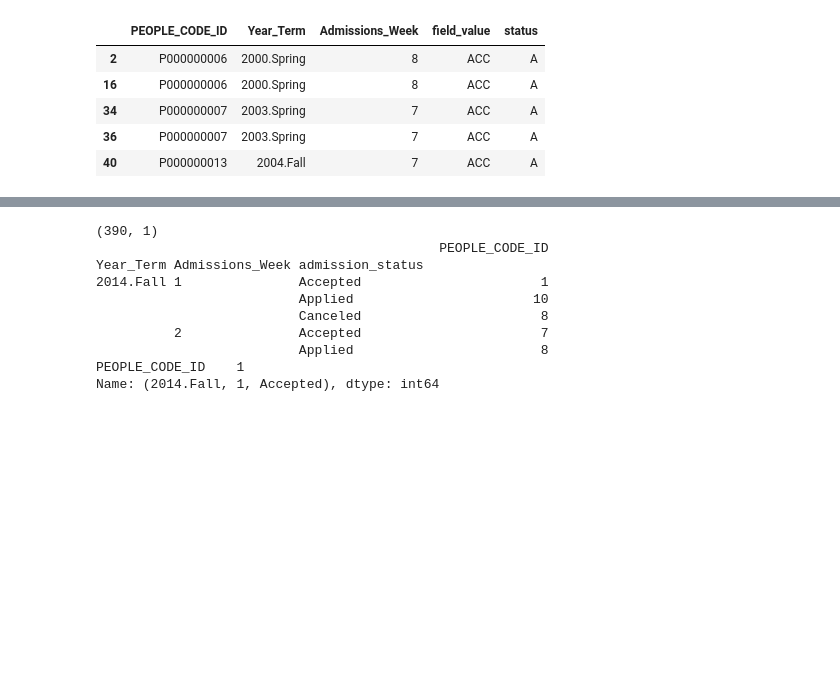
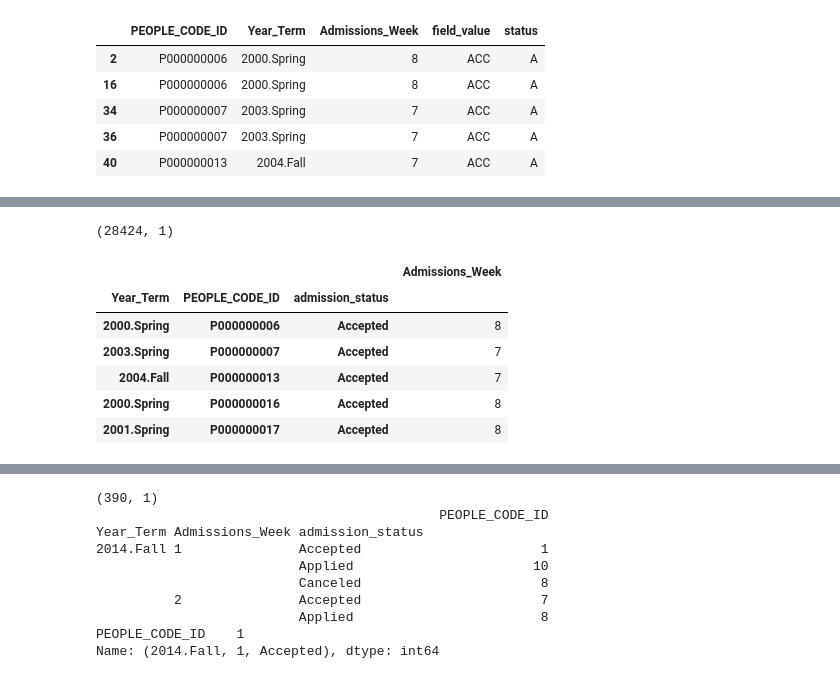
Before and after one commit to JeffWalton-PSC/Admissions, a Jupyter notebook: funnel/admissions_data_06.ipynb, the cells around one changed output, grey strips where cells are left out. Saved outputs shown, nothing was run; the diff lists cells and outputs as text; code cells hidden in the pictures; blank space fills up the shorter version.

Commit message:
working on admissions processing flow

```diff
--- a/funnel/admissions_data_05.ipynb
+++ b/funnel/admissions_data_06.ipynb
@@ -260,2 +205,22 @@ sdt1
+# %%
+sd1 = (pd.merge(sd1, adm_stat, on=['field_value'], how='left')
+       .drop(['field_value', 'status'], axis=1)
+       .drop_duplicates(['PEOPLE_CODE_ID', 'Year_Term', 'Admissions_Week',
+                         'admission_status'])
+       .reset_index()
+       .set_index(['Year_Term', 'PEOPLE_CODE_ID', 'admission_status'])
+       .drop(['index'], axis=1)
+       )
+print(sd1.shape)
+sd1.head()
+# %% [output]
+(28424, 1)
+|  |  |  | Admissions_Week |
+| Year_Term | PEOPLE_CODE_ID | admission_status |  |
+| 2000.Spring | P000000006 | Accepted | 8 |
+| 2003.Spring | P000000007 | Accepted | 7 |
+| 2004.Fall | P000000013 | Accepted | 7 |
+| 2000.Spring | P000000016 | Accepted | 8 |
+| 2001.Spring | P000000017 | Accepted | 8 |
 # %%
 sdt1.index
```
Also changed, not shown: parts of 11 cells of this notebook, 3 other files.
